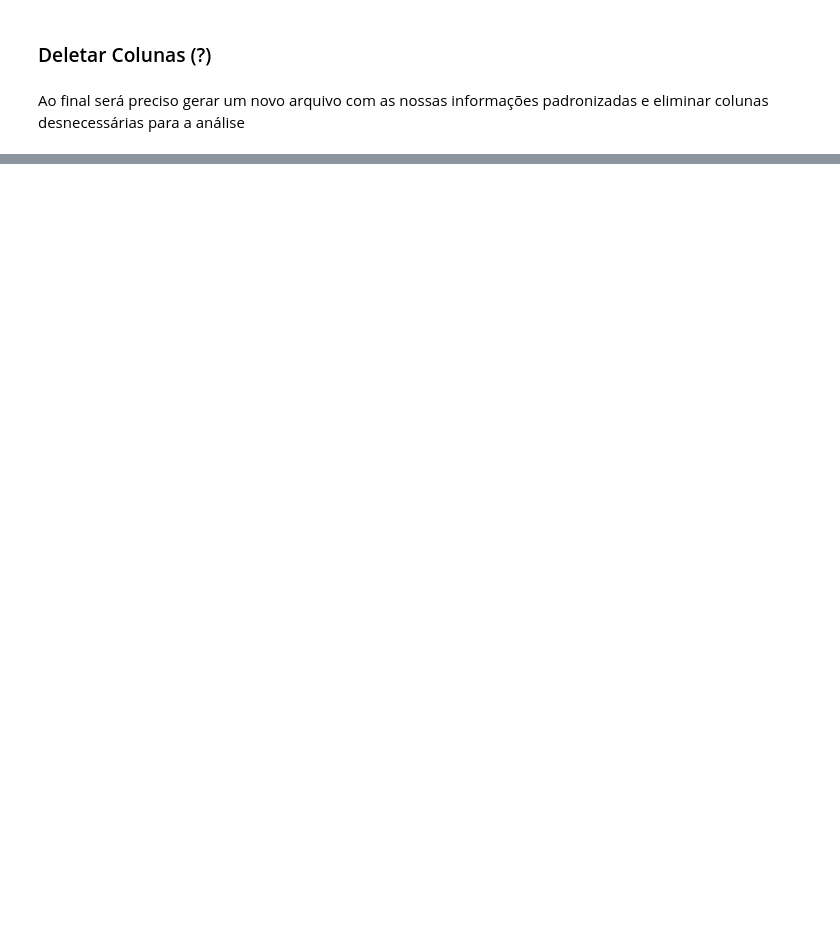
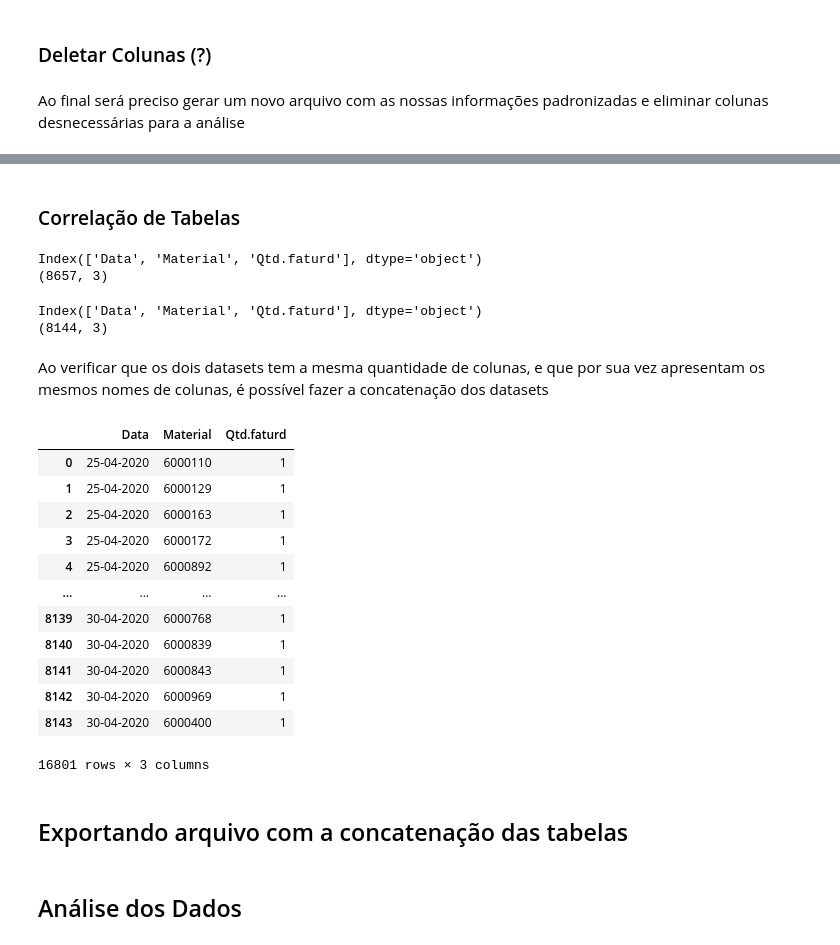
Before and after one commit to julia-freitas/desafio-bemol-DS, a Jupyter notebook: Aula_03/Aula_03.ipynb, the cells around one changed output, grey strips where cells are left out. Saved outputs shown, nothing was run; the diff lists cells and outputs as text; code cells hidden in the pictures; blank space fills up the shorter version.

```diff
--- a/Aula_03/Aula_03.ipynb
+++ b/Aula_03/Aula_03.ipynb
@@ -72,0 +160,2 @@ Ao final será preciso gerar um novo arquivo com as nossas informações padroni
+# %% [markdown]
+### Correlação de Tabelas
@@ -72,0 +164,35 @@ Ao final será preciso gerar um novo arquivo com as nossas informações padroni
+# %%
+print(vendas1.columns)
+print(vendas1.shape)
+# %% [output]
+Index(['Data', 'Material', 'Qtd.faturd'], dtype='object')
+(8657, 3)
+# %%
+print(vendas2.columns)
+print(vendas2.shape)
+# %% [output]
+Index(['Data', 'Material', 'Qtd.faturd'], dtype='object')
+(8144, 3)
+# %% [markdown]
+Ao verificar que os dois datasets tem a mesma quantidade de colunas, e que por sua vez apresentam os mesmos nomes de colunas, é possível fazer a concatenação dos datasets
+# %%
+vendas = pd.concat([vendas1, vendas2])
+display(vendas)
+# %% [output]
+|  | Data | Material | Qtd.faturd |
+| 0 | 25-04-2020 | 6000110 | 1 |
+| 1 | 25-04-2020 | 6000129 | 1 |
+| 2 | 25-04-2020 | 6000163 | 1 |
+| 3 | 25-04-2020 | 6000172 | 1 |
+| 4 | 25-04-2020 | 6000892 | 1 |
+| ... | ... | ... | ... |
+| 8139 | 30-04-2020 | 6000768 | 1 |
+| 8140 | 30-04-2020 | 6000839 | 1 |
+| 8141 | 30-04-2020 | 6000843 | 1 |
+| 8142 | 30-04-2020 | 6000969 | 1 |
+| 8143 | 30-04-2020 | 6000400 | 1 |
+16801 rows × 3 columns
+# %% [markdown]
+## Exportando arquivo com a concatenação das tabelas
+# %% [markdown]
+## Análise dos Dados
```
Also changed, not shown: parts of 31 cells of this notebook, 2 other files.
